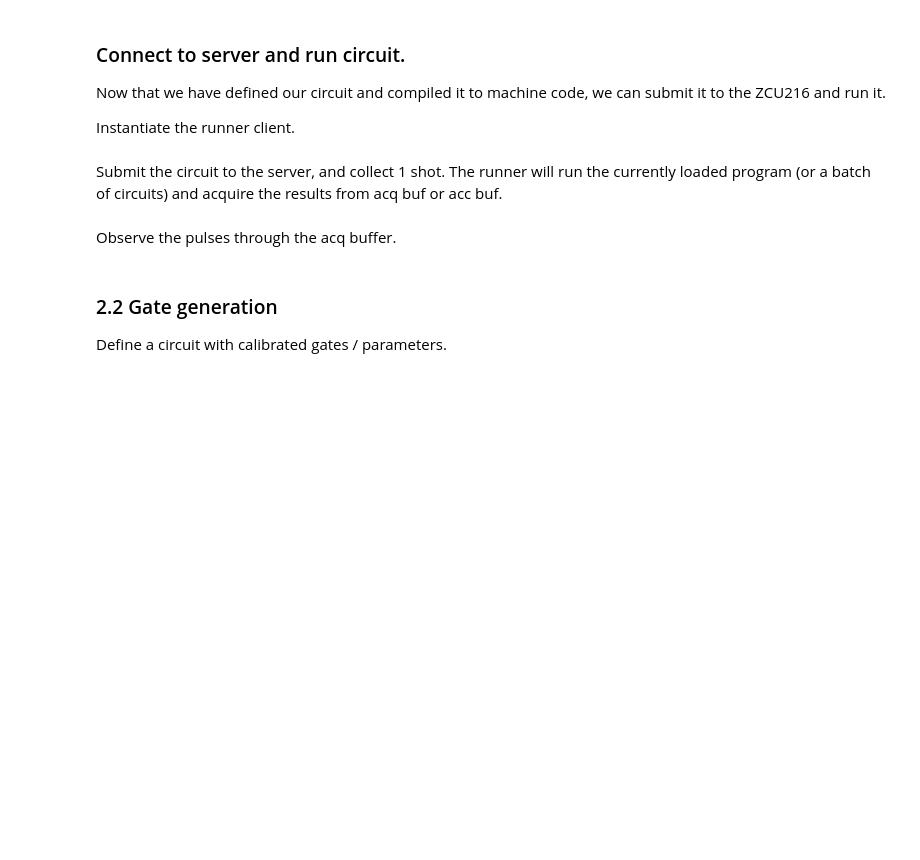
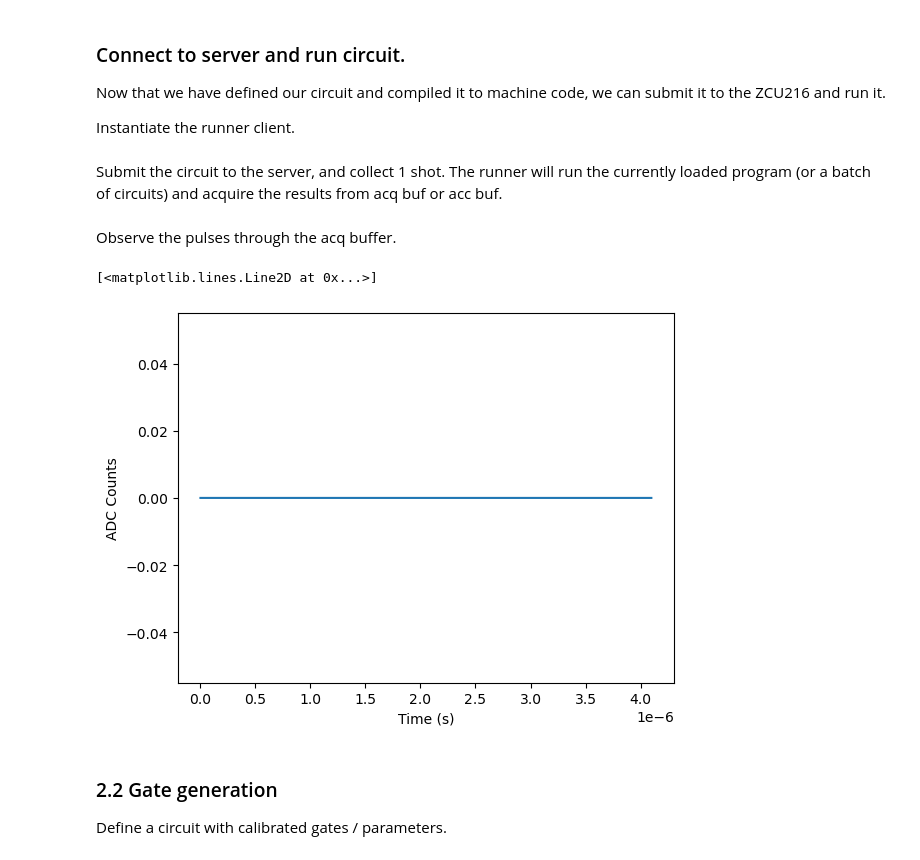
Before and after one commit to ghuangatlbl/qubictutorial, a Jupyter notebook: Part2-HardwareDemo.ipynb, the cells around one changed output. Drawn from its saved outputs; the diff is of its cells as text; code cells hidden in the pictures; blank space fills up the shorter version.

```diff
--- a/Part2-HardwareDemo.ipynb
+++ b/Part2-HardwareDemo.ipynb
@@ -37,6 +37,6 @@ b. Channel configs: gateware channel mapping + configuration, see [Understanding
 c. QChip object: contains calibrated gates + readout
 # %%
 fpga_config = FPGAConfig()
-channel_configs = load_channel_configs('channel_config_hw.json')
-qchip = qc.QChip('qubitcfg.json')
+channel_configs = load_channel_configs('./config/channel_config_hw.json')
+qchip = qc.QChip('./config/qubitcfg.json')
 qchip.cfg_dict
@@ -48,7 +66,7 @@ circuit_1 = [
     # play a pi pulse on Q3
     {'name': 'pulse', 'phase': 0, 'freq': 400e6, 'amp': 0.90, 'twidth': 64e-9,
      'env': {'env_func': 'cos_edge_square', 'paradict': {'ramp_fraction': 0.25}},
-     'dest': 'Q3.qdrv'},
+     'dest': 'Q0.qdrv'},
 
     # play a pi/2 pulse on Q6
     {'name': 'pulse', 'phase': 0, 'freq': 5.7e9, 'amp': 0.50, 'twidth': 32e-9,
@@ -74,7 +113,7 @@ Now that we have defined our circuit and compiled it to machine code, we can sub
 
 Instantiate the runner client.
 # %%
-runner = rc.CircuitRunnerClient(ip='', port=9095)
+runner = rc.CircuitRunnerClient(ip='192.168.0.49', port=9095)
 # %% [markdown]
 Submit the circuit to the server, and collect 1 shot. The runner will run the currently loaded program (or a batch of circuits) and acquire the results from acq buf or acc buf.
 # %%
@@ -82,11 +121,13 @@ acq_data = runner.load_and_run_acq(raw_asm, n_total_shots=1, acq_chans={'0':0,'1
 # %% [markdown]
 Observe the pulses through the acq buffer.
 # %%
-%matplotlib notebook
 plt.figure()
 plt.xlabel('Time (s)')
 plt.ylabel('ADC Counts')
-plt.plot(np.arange(0,acq_data['1'].shape[1]*0.5e-9,0.5e-9)[10:], np.average(acq_data['1'],axis=0)[10:])
+plt.plot(np.arange(0,acq_data['0'].shape[1]*0.5e-9,0.5e-9)[10:], np.average(acq_data['0'],axis=0)[10:])
+# %% [output]
+[<matplotlib.lines.Line2D at 0x...>]
+[figure, added]
 # %% [markdown]
 ### 2.2 Gate generation
 Define a circuit with calibrated gates / parameters.
```
Also changed, not shown: parts of 16 cells of this notebook, 1 other file.
